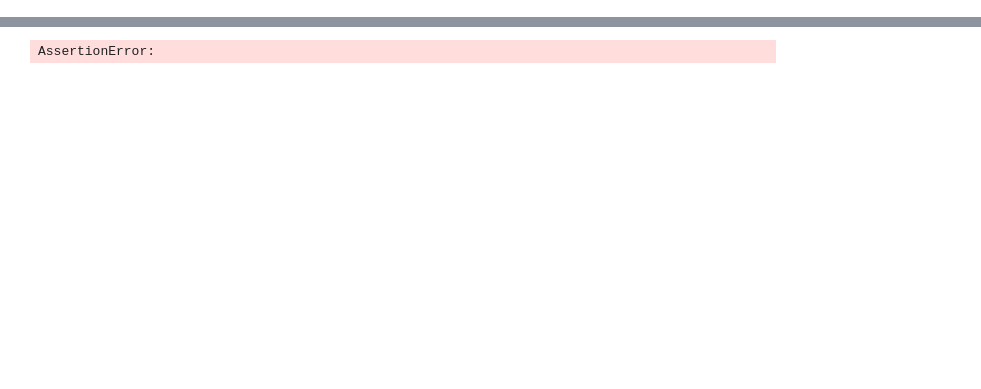
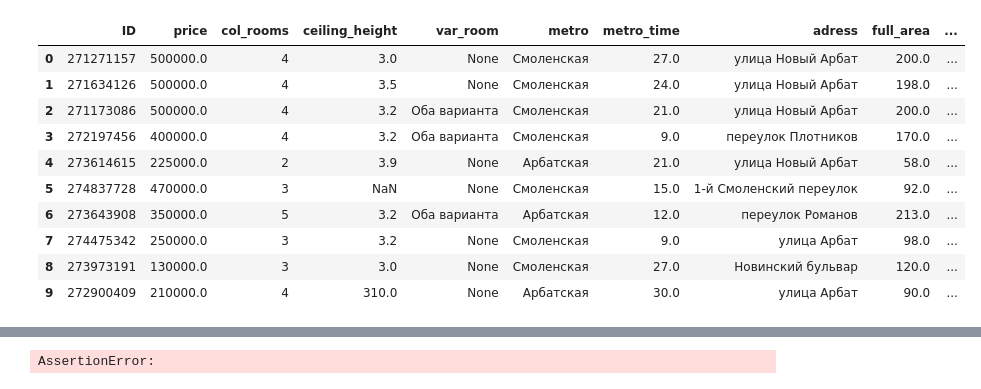
Before and after one commit to romnatall/real_estate_EDA, a Jupyter notebook: preprocessing.ipynb, the cells around one changed output, grey strips where cells are left out. Cells and saved outputs as stored; diff of their text form; code cells hidden in the pictures; blank space fills up the shorter version.

```diff
--- a/preprocessing.ipynb
+++ b/preprocessing.ipynb
@@ -560,3 +560,5 @@ data.head(10)
 | 7 | 7 | 274475342 | 7 | 3 | м. Смоленская (3 мин пешком) | Москва, улица Арбат, 43С3 | 98.0/63.0/9.0 | 2/4, Монолитный | ... |
 | 8 | 8 | 273973191 | 8 | 3 | м. Смоленская (9 мин пешком) | Москва, Новинский бульвар, 18С1 | 120.0/95.0/10.0 | 5/10, Сталинский | ... |
 | 9 | 9 | 272900409 | 9 | 4 | м. Арбатская (10 мин пешком) | Москва, улица Арбат, 30/3С1 | 90.0/66.0/10.0 | 2/7, Сталинский | ... |
+# %%
+data=get_data(data)
@@ -562,0 +585,14 @@ data.head(10)
+# %%
+data.head(10)
+# %% [output]
+|  | ID | price | col_rooms | ceiling_height | var_room | metro | metro_time | adress | full_area | ... |
+| 0 | 271271157 | 500000.0 | 4 | 3.0 | None | Смоленская | 27.0 | улица Новый Арбат | 200.0 | ... |
+| 1 | 271634126 | 500000.0 | 4 | 3.5 | None | Смоленская | 24.0 | улица Новый Арбат | 198.0 | ... |
+| 2 | 271173086 | 500000.0 | 4 | 3.2 | Оба варианта | Смоленская | 21.0 | улица Новый Арбат | 200.0 | ... |
+| 3 | 272197456 | 400000.0 | 4 | 3.2 | Оба варианта | Смоленская | 9.0 | переулок Плотников | 170.0 | ... |
+| 4 | 273614615 | 225000.0 | 2 | 3.9 | None | Арбатская | 21.0 | улица Новый Арбат | 58.0 | ... |
+| 5 | 274837728 | 470000.0 | 3 | NaN | None | Смоленская | 15.0 | 1-й Смоленский переулок | 92.0 | ... |
+| 6 | 273643908 | 350000.0 | 5 | 3.2 | Оба варианта | Арбатская | 12.0 | переулок Романов | 213.0 | ... |
+| 7 | 274475342 | 250000.0 | 3 | 3.2 | None | Смоленская | 9.0 | улица Арбат | 98.0 | ... |
+| 8 | 273973191 | 130000.0 | 3 | 3.0 | None | Смоленская | 27.0 | Новинский бульвар | 120.0 | ... |
+| 9 | 272900409 | 210000.0 | 4 | 310.0 | None | Арбатская | 30.0 | улица Арбат | 90.0 | ... |
```
Also changed, not shown: parts of 7 cells of this notebook, 1 other file.
